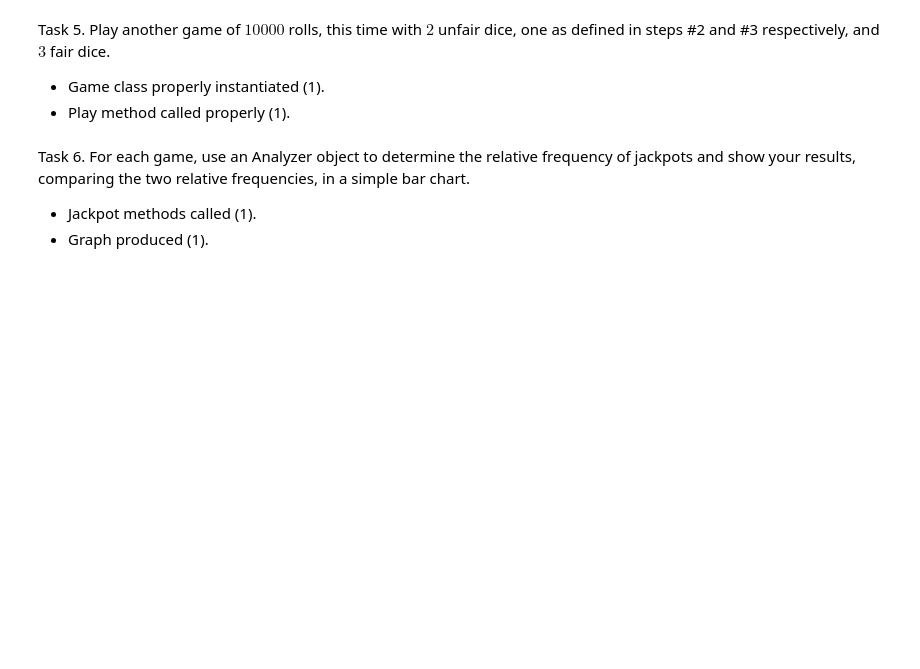
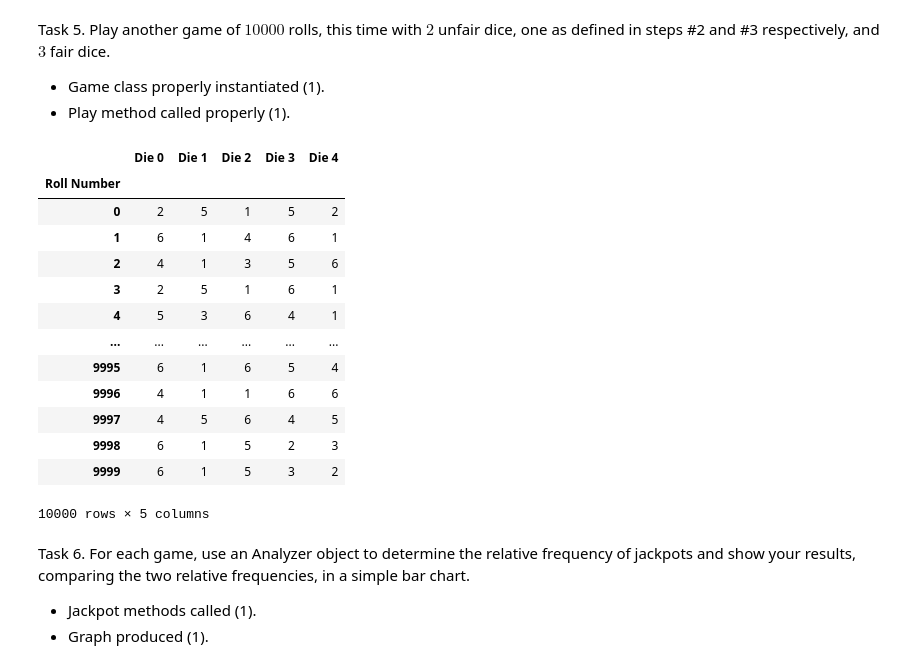
Before and after one commit to payton-turner/ds5100-final-project, a Jupyter notebook: DS5100_Final_Project_Report.ipynb, the cells around one changed output. Saved outputs shown, nothing was run; the diff lists cells and outputs as text; code cells hidden in the pictures; blank space fills up the shorter version.

```diff
--- a/DS5100_Final_Project_Report.ipynb
+++ b/DS5100_Final_Project_Report.ipynb
@@ -250,6 +379,29 @@ Task 5. Play another game of $10000$ rolls, this time with $2$ unfair dice, one
 
 - Game class properly instantiated (1).
 - Play method called properly (1).
+# %%
+dice_2 = [die_1, die_2, die_3, die_3, die_3]
+game_4 = Game(dice_2)
+
+rolls = 10000
+game_4.play(rolls)
+
+game_4.results()
+# %% [output]
+|  | Die 0 | Die 1 | Die 2 | Die 3 | Die 4 |
+| Roll Number |  |  |  |  |  |
+| 0 | 2 | 5 | 1 | 5 | 2 |
+| 1 | 6 | 1 | 4 | 6 | 1 |
+| 2 | 4 | 1 | 3 | 5 | 6 |
+| 3 | 2 | 5 | 1 | 6 | 1 |
+| 4 | 5 | 3 | 6 | 4 | 1 |
+| ... | ... | ... | ... | ... | ... |
+| 9995 | 6 | 1 | 6 | 5 | 4 |
+| 9996 | 4 | 1 | 1 | 6 | 6 |
+| 9997 | 4 | 5 | 6 | 4 | 5 |
+| 9998 | 6 | 1 | 5 | 2 | 3 |
+| 9999 | 6 | 1 | 5 | 3 | 2 |
+10000 rows × 5 columns
 # %% [markdown]
 Task 6. For each game, use an Analyzer object to determine the relative frequency of jackpots and show your results, comparing the two relative frequencies, in a simple bar chart.
 
```
Also changed, not shown: parts of 27 cells of this notebook, 2 other files.
